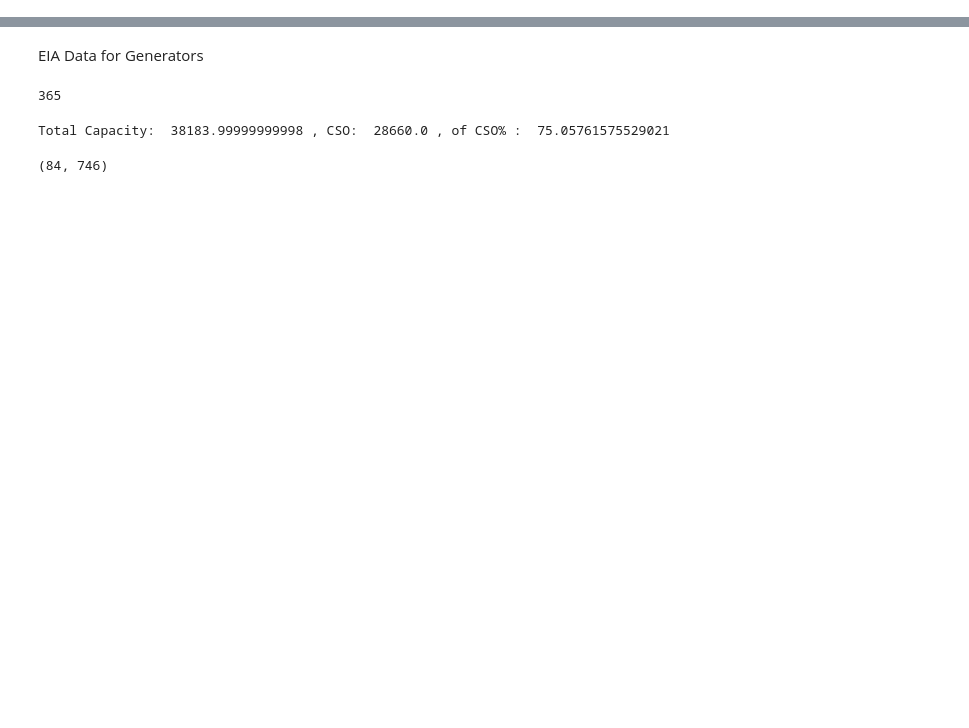
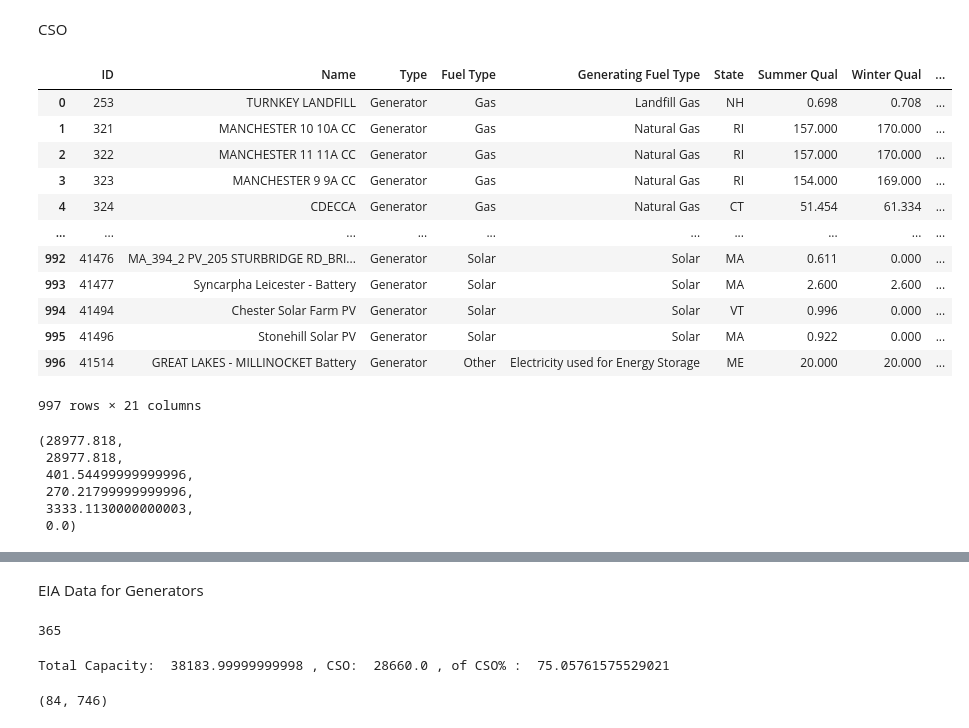
Before and after one commit to MahdiMehrtash/MARKET-Research, a Jupyter notebook: PFP.ipynb, the cells around one changed output, grey strips where cells are left out. Drawn from its saved outputs; the diff is of its cells as text; code cells hidden in the pictures; blank space fills up the shorter version.

```diff
--- a/PFP.ipynb
+++ b/PFP.ipynb
@@ -8,0 +9,2 @@ from run import getHourlyGen, getHourlyLoad
+# %% [markdown]
+CSO
@@ -8,0 +21,33 @@ from run import getHourlyGen, getHourlyLoad
+# %%
+df = pd.read_csv('data/CSO2023.csv', skiprows=0, index_col=None)
+# %%
+df
+# %% [output]
+|  | ID | Name | Type | Fuel Type | Generating Fuel Type | State | Summer Qual | Winter Qual | ... |
+| 0 | 253 | TURNKEY LANDFILL | Generator | Gas | Landfill Gas | NH | 0.698 | 0.708 | ... |
+| 1 | 321 | MANCHESTER 10 10A CC | Generator | Gas | Natural Gas | RI | 157.000 | 170.000 | ... |
+| 2 | 322 | MANCHESTER 11 11A CC | Generator | Gas | Natural Gas | RI | 157.000 | 170.000 | ... |
+| 3 | 323 | MANCHESTER 9 9A CC | Generator | Gas | Natural Gas | RI | 154.000 | 169.000 | ... |
+| 4 | 324 | CDECCA | Generator | Gas | Natural Gas | CT | 51.454 | 61.334 | ... |
+| ... | ... | ... | ... | ... | ... | ... | ... | ... | ... |
+| 992 | 41476 | MA_394_2 PV_205 STURBRIDGE RD_BRI... | Generator | Solar | Solar | MA | 0.611 | 0.000 | ... |
+| 993 | 41477 | Syncarpha Leicester - Battery | Generator | Solar | Solar | MA | 2.600 | 2.600 | ... |
+| 994 | 41494 | Chester Solar Farm PV | Generator | Solar | Solar | VT | 0.996 | 0.000 | ... |
+| 995 | 41496 | Stonehill Solar PV | Generator | Solar | Solar | MA | 0.922 | 0.000 | ... |
+| 996 | 41514 | GREAT LAKES - MILLINOCKET Battery | Generator | Other | Electricity used for Energy Storage | ME | 20.000 | 20.000 | ... |
+997 rows × 21 columns
+# %%
+# df[df['Type'] == 'Generator']['Generating Fuel Type'],
+df[df['Type'] == 'Generator']['July'].sum(),\
+df[df['Type'] == 'Generator']['July'].sum(), \
+    df[df['Type'] == 'Generator'][df['Generating Fuel Type']== 'Solar']['July'].sum(), \
+    df[df['Type'] == 'Generator'][df['Generating Fuel Type']== 'Wind']['July'].sum(), \
+    df[df['Type'] == 'Generator'][df['Generating Fuel Type']== 'Nuclear Uranium, Plutonium, Thorium']['July'].sum(), \
+    df[df['Type'] == 'Generator'][df['Fuel Type'] == 'Coal']['July'].sum()
+# %% [output]
+(28977.818,
+ 28977.818,
+ 401.54499999999996,
+ 270.21799999999996,
+ 3333.1130000000003,
+ 0.0)
```
Also changed, not shown: parts of 20 cells of this notebook, 34 other files.
